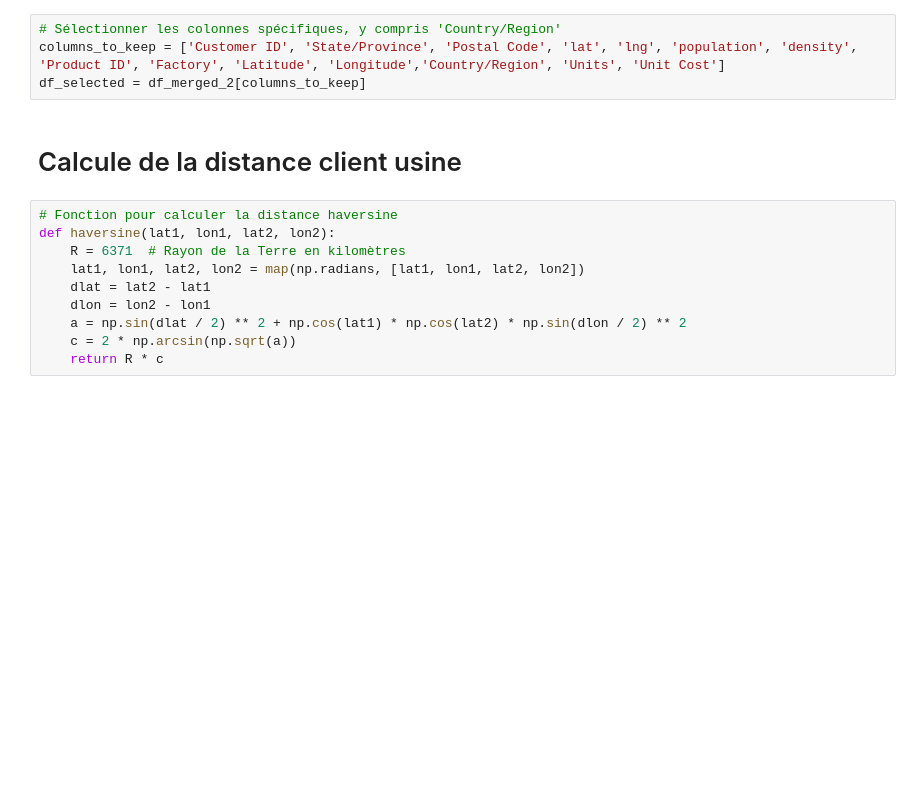
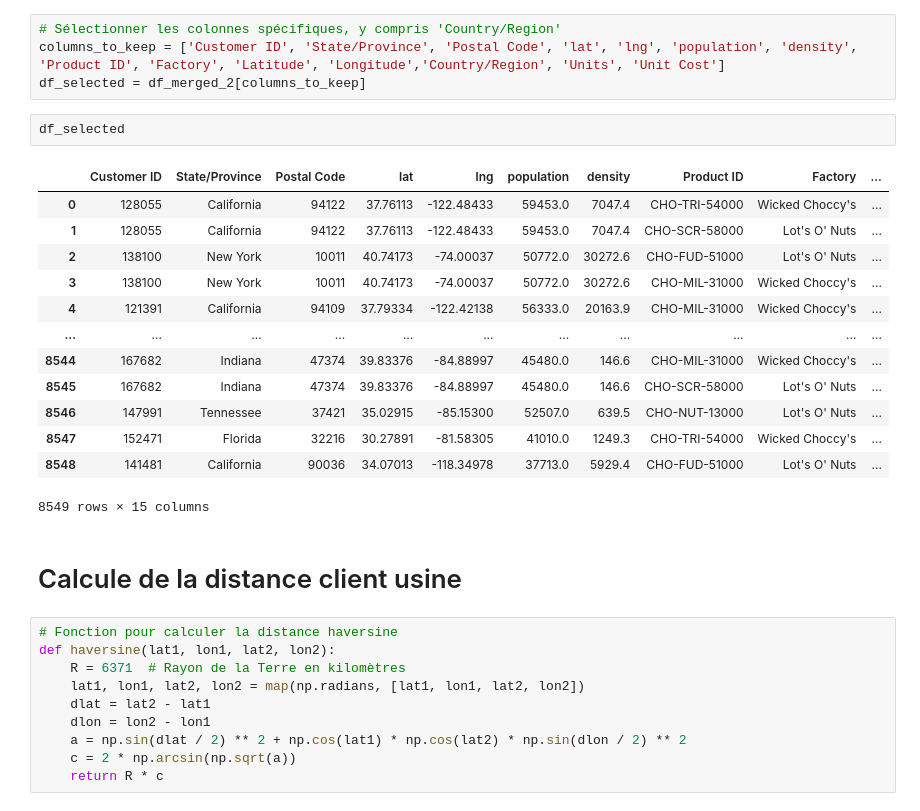
Before and after one commit to stephene369/Mentor-BusinessIntelligence, a Jupyter notebook: Essai_project_1.ipynb, the cells around one changed output. Saved outputs shown, nothing was run; the diff lists cells and outputs as text; blank space fills up the shorter version.

```diff
--- a/Essai_project_1.ipynb
+++ b/Essai_project_1.ipynb
@@ -524,6 +550,22 @@ df_merged_2.describe()
 # Sélectionner les colonnes spécifiques, y compris 'Country/Region'
 columns_to_keep = ['Customer ID', 'State/Province', 'Postal Code', 'lat', 'lng', 'population', 'density', 'Product ID', 'Factory', 'Latitude', 'Longitude','Country/Region', 'Units', 'Unit Cost']
 df_selected = df_merged_2[columns_to_keep]
+# %%
+df_selected
+# %% [output]
+|  | Customer ID | State/Province | Postal Code | lat | lng | population | density | Product ID | Factory | ... |
+| 0 | 128055 | California | 94122 | 37.76113 | -122.48433 | 59453.0 | 7047.4 | CHO-TRI-54000 | Wicked Choccy's | ... |
+| 1 | 128055 | California | 94122 | 37.76113 | -122.48433 | 59453.0 | 7047.4 | CHO-SCR-58000 | Lot's O' Nuts | ... |
+| 2 | 138100 | New York | 10011 | 40.74173 | -74.00037 | 50772.0 | 30272.6 | CHO-FUD-51000 | Lot's O' Nuts | ... |
+| 3 | 138100 | New York | 10011 | 40.74173 | -74.00037 | 50772.0 | 30272.6 | CHO-MIL-31000 | Wicked Choccy's | ... |
+| 4 | 121391 | California | 94109 | 37.79334 | -122.42138 | 56333.0 | 20163.9 | CHO-MIL-31000 | Wicked Choccy's | ... |
+| ... | ... | ... | ... | ... | ... | ... | ... | ... | ... | ... |
+| 8544 | 167682 | Indiana | 47374 | 39.83376 | -84.88997 | 45480.0 | 146.6 | CHO-MIL-31000 | Wicked Choccy's | ... |
+| 8545 | 167682 | Indiana | 47374 | 39.83376 | -84.88997 | 45480.0 | 146.6 | CHO-SCR-58000 | Lot's O' Nuts | ... |
+| 8546 | 147991 | Tennessee | 37421 | 35.02915 | -85.15300 | 52507.0 | 639.5 | CHO-NUT-13000 | Lot's O' Nuts | ... |
+| 8547 | 152471 | Florida | 32216 | 30.27891 | -81.58305 | 41010.0 | 1249.3 | CHO-TRI-54000 | Wicked Choccy's | ... |
+| 8548 | 141481 | California | 90036 | 34.07013 | -118.34978 | 37713.0 | 5929.4 | CHO-FUD-51000 | Lot's O' Nuts | ... |
+8549 rows × 15 columns
 # %% [markdown]
 # Calcule de la distance client usine
 # %%
```
Also changed, not shown: parts of 26 cells of this notebook, 16 other files.
